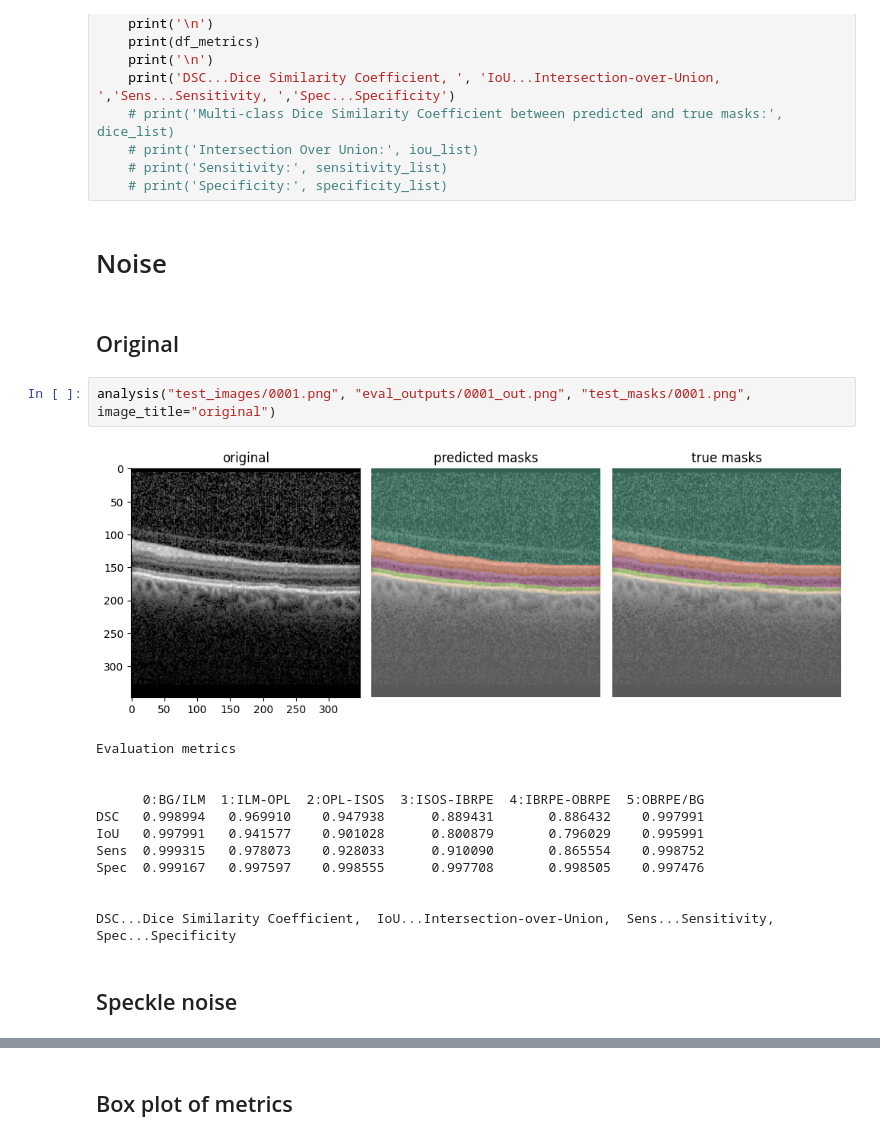
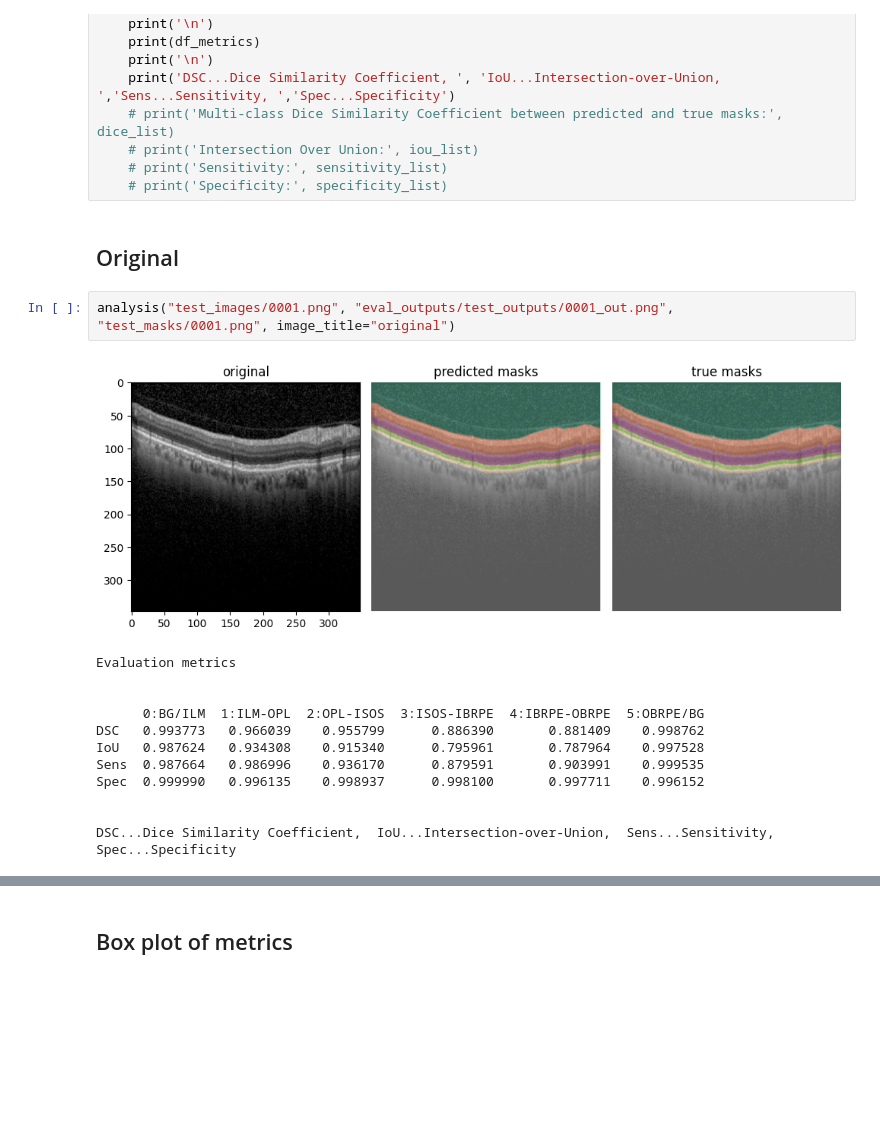
Before and after one commit to KogenNobori/Pytorch-UNet, a Jupyter notebook: visualise_analysis.ipynb, the cells around one changed output, grey strips where cells are left out. Drawn from its saved outputs; the diff is of its cells as text; blank space fills up the shorter version.

```diff
--- a/visualise_analysis.ipynb
+++ b/visualise_analysis.ipynb
@@ -74,24 +74,20 @@ def analysis(image_path, mask_path, true_mask_path=None, image_title='image', cb
     # print('Intersection Over Union:', iou_list)
     # print('Sensitivity:', sensitivity_list)
     # print('Specificity:', specificity_list)
-# %% [markdown]
-# Noise
 # %% [markdown]
 ## Original
 # %%
-analysis("test_images/0001.png", "eval_outputs/0001_out.png", "test_masks/0001.png", image_title="original")
+analysis("test_images/0001.png", "eval_outputs/test_outputs/0001_out.png", "test_masks/0001.png", image_title="original")
 # %% [output]
-[figure, old version]
+[figure, new version]
 Evaluation metrics
 
 
       0:BG/ILM  1:ILM-OPL  2:OPL-ISOS  3:ISOS-IBRPE  4:IBRPE-OBRPE  5:OBRPE/BG
-DSC   0.998994   0.969910    0.947938      0.889431       0.886432    0.997991
-IoU   0.997991   0.941577    0.901028      0.800879       0.796029    0.995991
-Sens  0.999315   0.978073    0.928033      0.910090       0.865554    0.998752
-Spec  0.999167   0.997597    0.998555      0.997708       0.998505    0.997476
+DSC   0.993773   0.966039    0.955799      0.886390       0.881409    0.998762
+IoU   0.987624   0.934308    0.915340      0.795961       0.787964    0.997528
+Sens  0.987664   0.986996    0.936170      0.879591       0.903991    0.999535
+Spec  0.999990   0.996135    0.998937      0.998100       0.997711    0.996152
 
 
 DSC...Dice Similarity Coefficient,  IoU...Intersection-over-Union,  Sens...Sensitivity,  Spec...Specificity
-# %% [markdown]
-## Speckle noise
```
Also changed, not shown: parts of 16 cells of this notebook, 3 other files.
